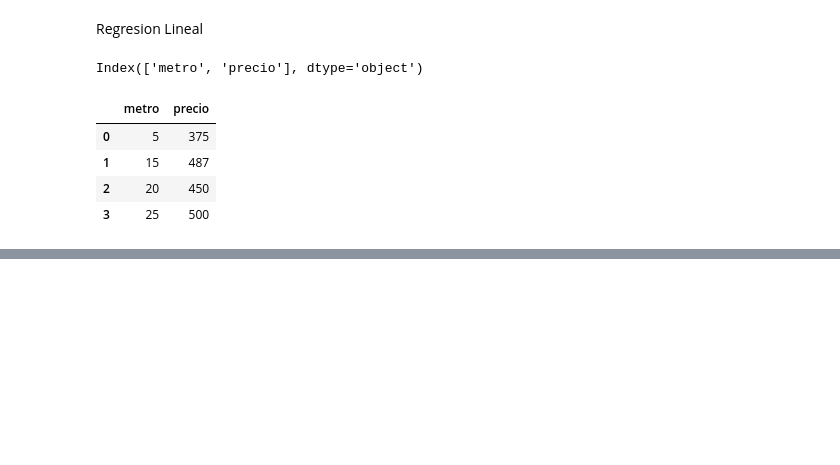
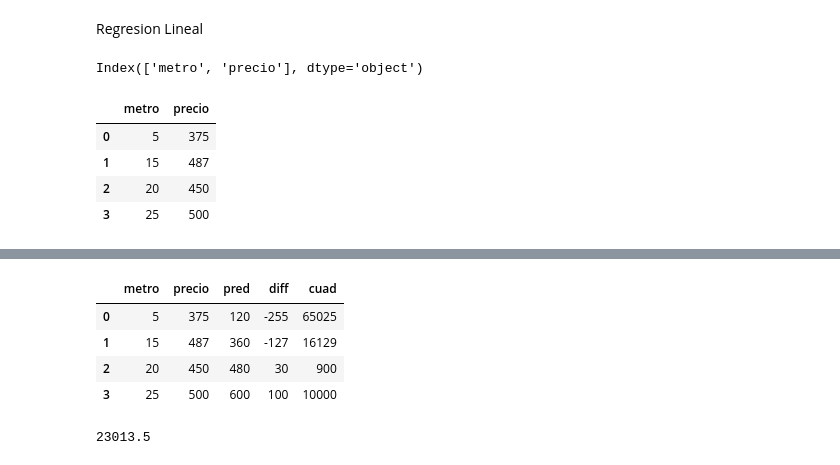
Before and after one commit to Aizuwu/Unad, a Jupyter notebook: data.ipynb, the cells around one changed output, grey strips where cells are left out. Drawn from its saved outputs; the diff is of its cells as text; code cells hidden in the pictures; blank space fills up the shorter version.

```diff
--- a/data.ipynb
+++ b/data.ipynb
@@ -43,0 +58,18 @@ plt.show()
+# %%
+# calculo de las predicciones
+lineal['pred'] = lineal['metro']*a+b
+# %%
+# calculo de la funcion de error
+lineal['diff'] = lineal['pred']-lineal['precio']
+lineal['cuad'] = lineal['diff']**2
+lineal.head()
+# %% [output]
+|  | metro | precio | pred | diff | cuad |
+| 0 | 5 | 375 | 120 | -255 | 65025 |
+| 1 | 15 | 487 | 360 | -127 | 16129 |
+| 2 | 20 | 450 | 480 | 30 | 900 |
+| 3 | 25 | 500 | 600 | 100 | 10000 |
+# %%
+lineal['cuad'].mean()
+# %% [output]
+23013.5
```
Also changed, not shown: parts of 7 cells of this notebook.
